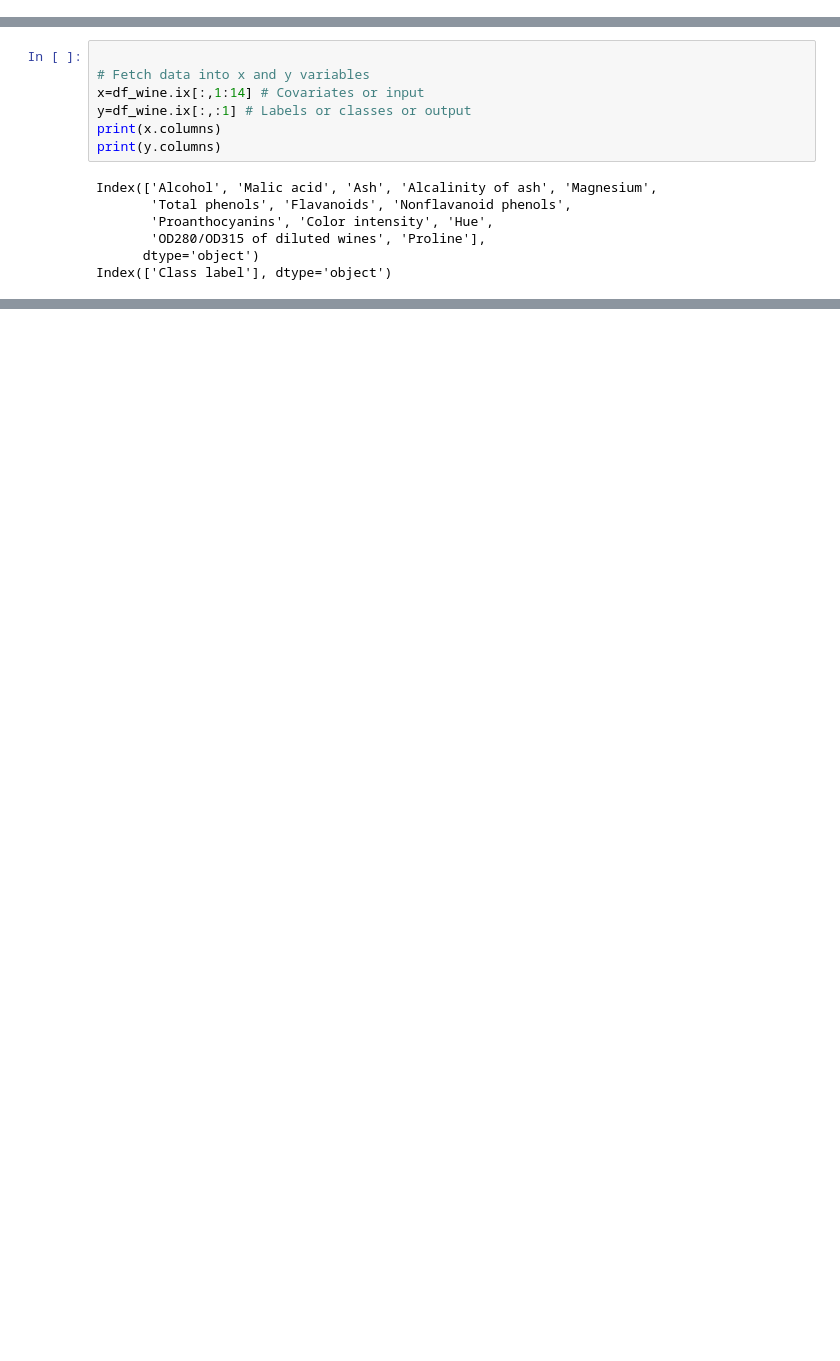
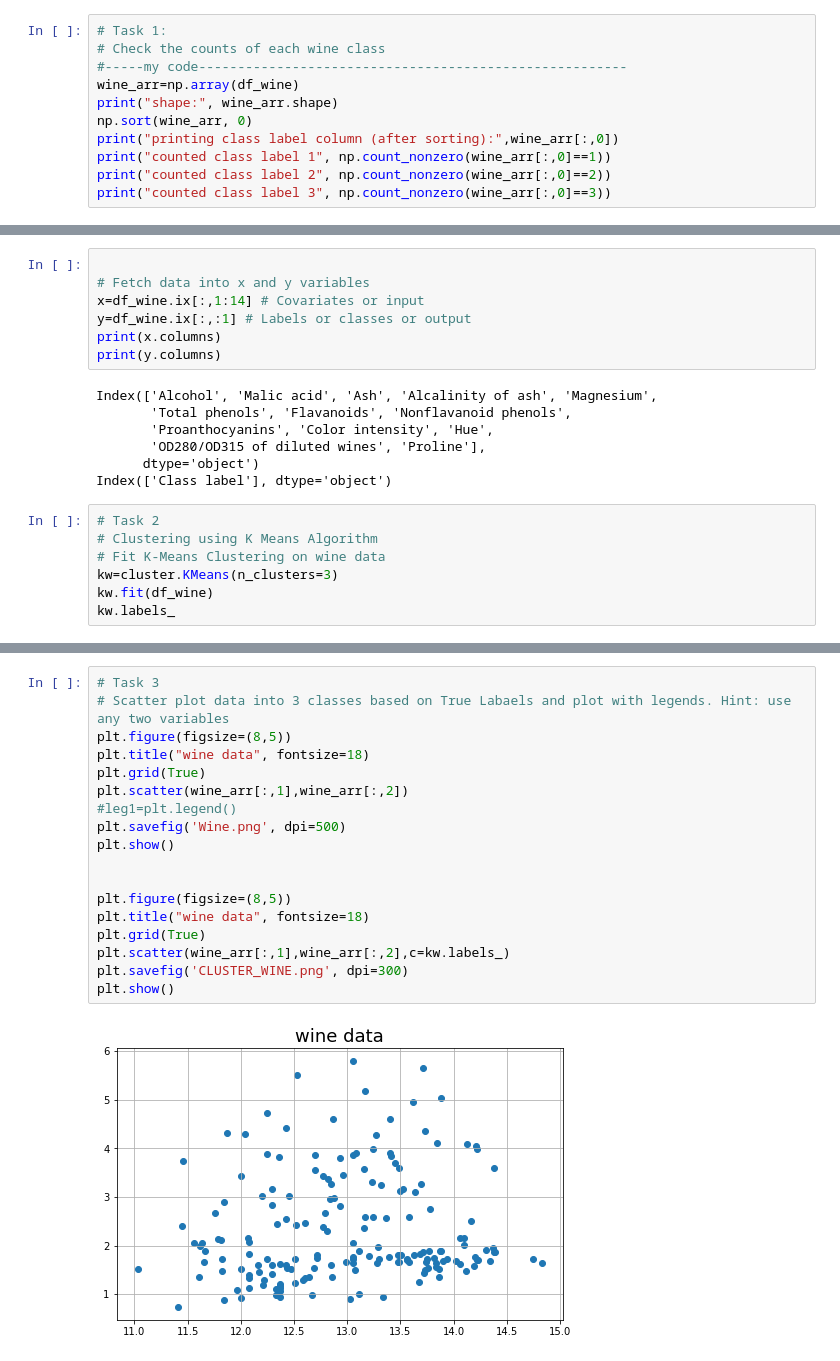
Before and after one commit to oxanaRC/CE888, a Jupyter notebook: LAB3/Lab3.ipynb, the cells around one changed output, grey strips where cells are left out. Cells and saved outputs as stored; diff of their text form; blank space fills up the shorter version.

```diff
--- a/LAB3/Lab3.ipynb
+++ b/LAB3/Lab3.ipynb
@@ -326,0 +324,11 @@ df_wine.head()
+# %%
+# Task 1:
+# Check the counts of each wine class
+#-----my code-------------------------------------------------------
+wine_arr=np.array(df_wine)
+print("shape:", wine_arr.shape)
+np.sort(wine_arr, 0)
+print("printing class label column (after sorting):",wine_arr[:,0])
+print("counted class label 1", np.count_nonzero(wine_arr[:,0]==1))
+print("counted class label 2", np.count_nonzero(wine_arr[:,0]==2))
+print("counted class label 3", np.count_nonzero(wine_arr[:,0]==3))
@@ -338,3 +359,10 @@ Index(['Alcohol', 'Malic acid', 'Ash', 'Alcalinity of ash', 'Magnesium',
        'OD280/OD315 of diluted wines', 'Proline'],
       dtype='object')
 Index(['Class label'], dtype='object')
+# %%
+# Task 2
+# Clustering using K Means Algorithm
+# Fit K-Means Clustering on wine data
+kw=cluster.KMeans(n_clusters=3)
+kw.fit(df_wine)
+kw.labels_
@@ -340,0 +379,20 @@ Index(['Class label'], dtype='object')
+# %%
+# Task 3
+# Scatter plot data into 3 classes based on True Labaels and plot with legends. Hint: use any two variables
+plt.figure(figsize=(8,5))
+plt.title("wine data", fontsize=18)
+plt.grid(True)
+plt.scatter(wine_arr[:,1],wine_arr[:,2])
+#leg1=plt.legend()
+plt.savefig('Wine.png', dpi=500)
+plt.show()
+
+
+plt.figure(figsize=(8,5))
+plt.title("wine data", fontsize=18)
+plt.grid(True)
+plt.scatter(wine_arr[:,1],wine_arr[:,2],c=kw.labels_)
+plt.savefig('CLUSTER_WINE.png', dpi=300)
+plt.show()
+# %% [output]
+[figure, added]
```
Also changed, not shown: parts of 22 cells of this notebook.
